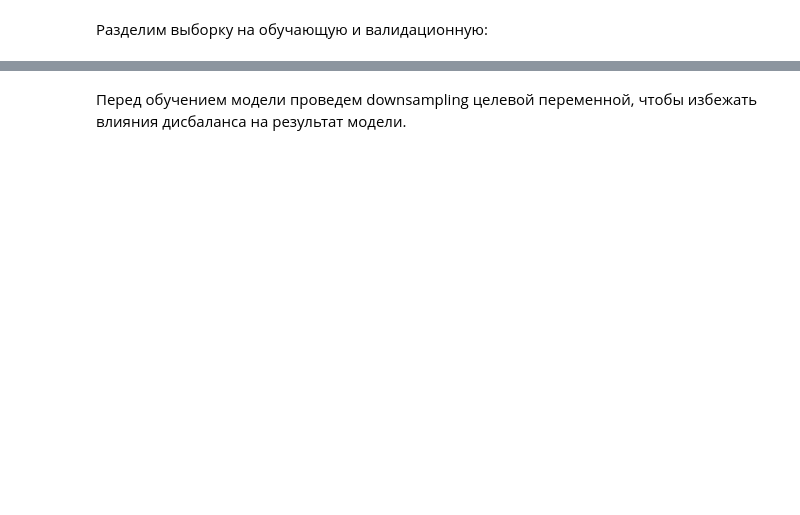
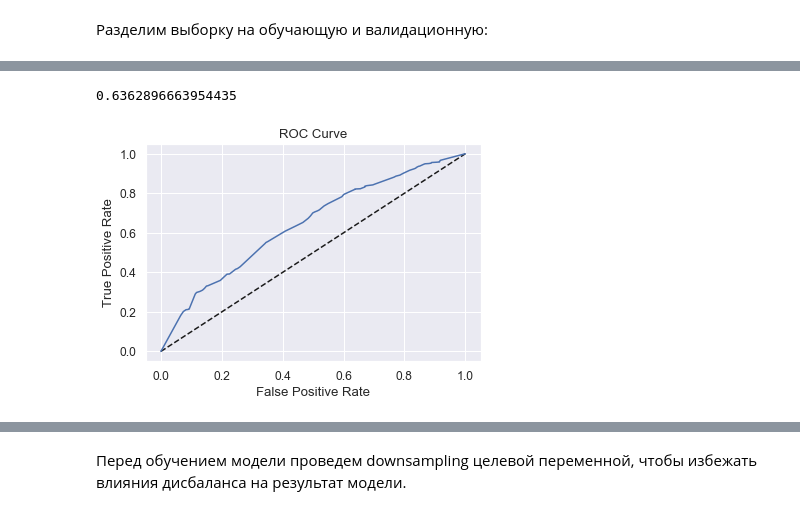
Before and after one commit to pine-n-apple/justkids, a Jupyter notebook: JustKids model.ipynb, the cells around one changed output, grey strips where cells are left out. Saved outputs shown, nothing was run; the diff lists cells and outputs as text; code cells hidden in the pictures; blank space fills up the shorter version.

```diff
--- a/JustKids model.ipynb
+++ b/JustKids model.ipynb
@@ -556,0 +628,4 @@ metrics = pd.DataFrame(data = data, columns = columns)
+# %%
+tree_model = DecisionTreeClassifier(random_state=42, criterion='gini',
+                                    min_samples_split=2, min_samples_leaf=1, max_depth=10)
+tree_model.fit(X_train, y_train)
@@ -556,0 +639,3 @@ metrics = pd.DataFrame(data = data, columns = columns)
+# %%
+tree_predictions = tree_model.predict(X_test)
+tree_probabilities = tree_model.predict_proba(X_test)[:,1]
@@ -556,0 +656,18 @@ metrics = pd.DataFrame(data = data, columns = columns)
+# %%
+tree_score = tree_model.score(X_test, y_test)
+tree_score
+# %% [output]
+0.6362896663954435
+# %%
+# ROC CURVE
+
+fpr, tpr, thresholds = roc_curve(y_test, tree_probabilities)
+
+plt.plot([0, 1], [0, 1], 'k--')
+plt.plot(fpr, tpr)
+plt.xlabel('False Positive Rate')
+plt.ylabel('True Positive Rate')
+plt.title('ROC Curve')
+plt.show()
+# %% [output]
+[figure, added]
```
Also changed, not shown: parts of 184 cells of this notebook.
